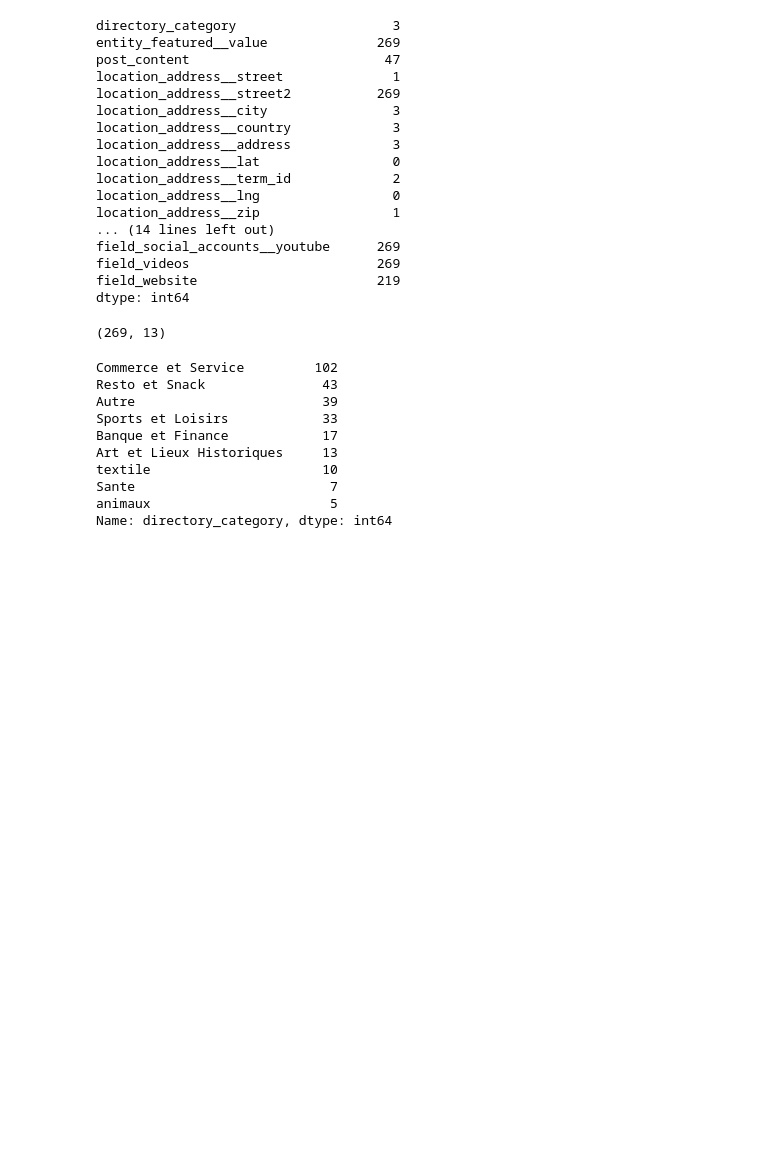
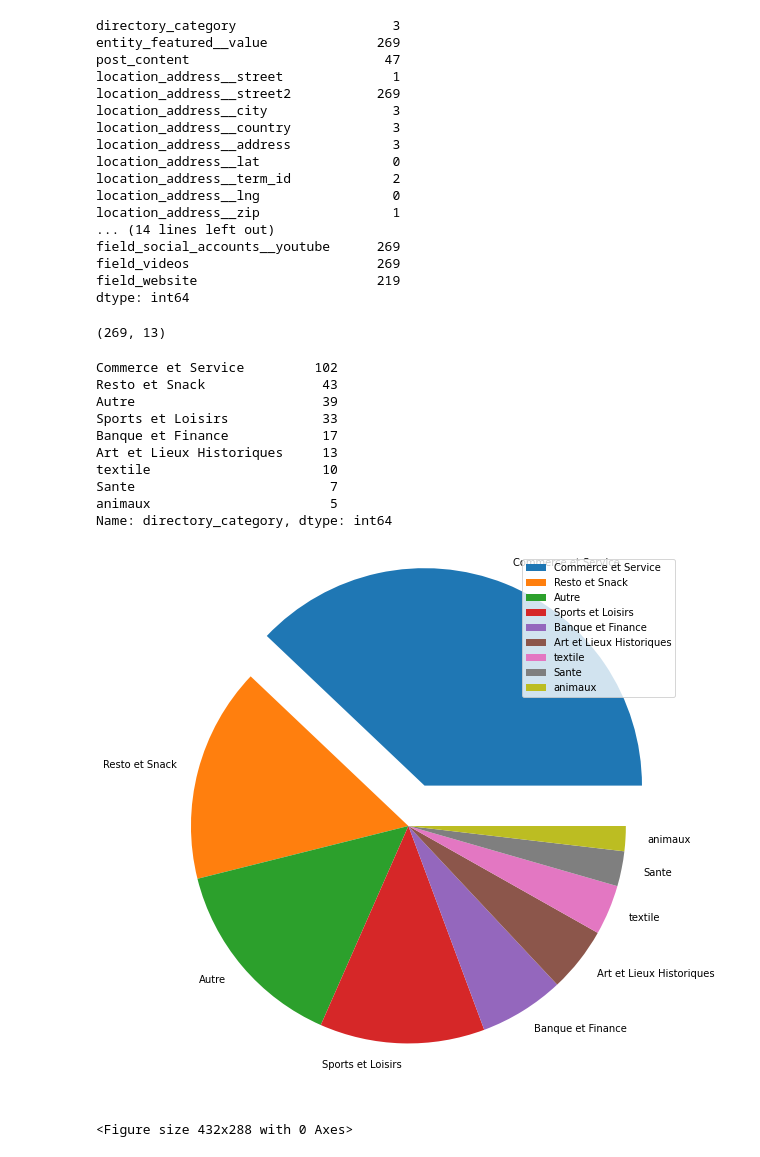
Before and after one commit to Dhaibuna/HackYourCity-Chimay-Ch4, a Jupyter notebook: data.ipynb, the cells around one changed output. Drawn from its saved outputs; the diff is of its cells as text; code cells hidden in the pictures; blank space fills up the shorter version.

```diff
--- a/data.ipynb
+++ b/data.ipynb
@@ -184,6 +201,17 @@ textile                      10
 Sante                         7
 animaux                       5
 Name: directory_category, dtype: int64
+# %%
+plt.figure(figsize=(12,10))
+myexplode = [0.2, 0, 0, 0, 0, 0, 0, 0, 0]
+labels = ['Commerce et Service','Resto et Snack', 'Autre', 'Sports et Loisirs', 'Banque et Finance', 'Art et Lieux Historiques', 'textile', 'Sante', 'animaux']
+plt.pie(df2['directory_category'].value_counts(), explode=myexplode, labels=labels)
+plt.legend()
+plt.show()
+plt.savefig("img/type_offre2.png")
+# %% [output]
+[figure, added]
+<Figure size 432x288 with 0 Axes>
 # %%
 #fill an empty value in location_address__street
 df2.iloc[195, 2] = "chimay"
```
Also changed, not shown: parts of 6 cells of this notebook, 8 other files.
